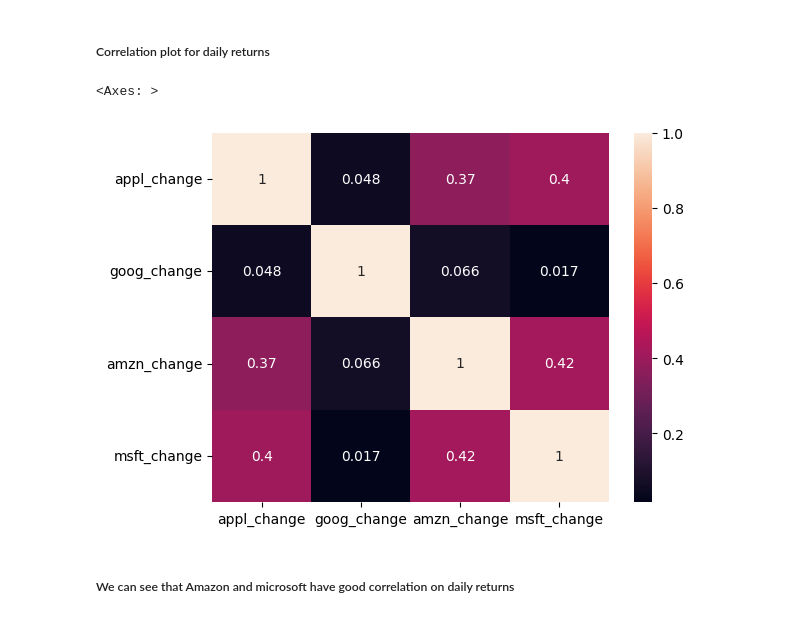
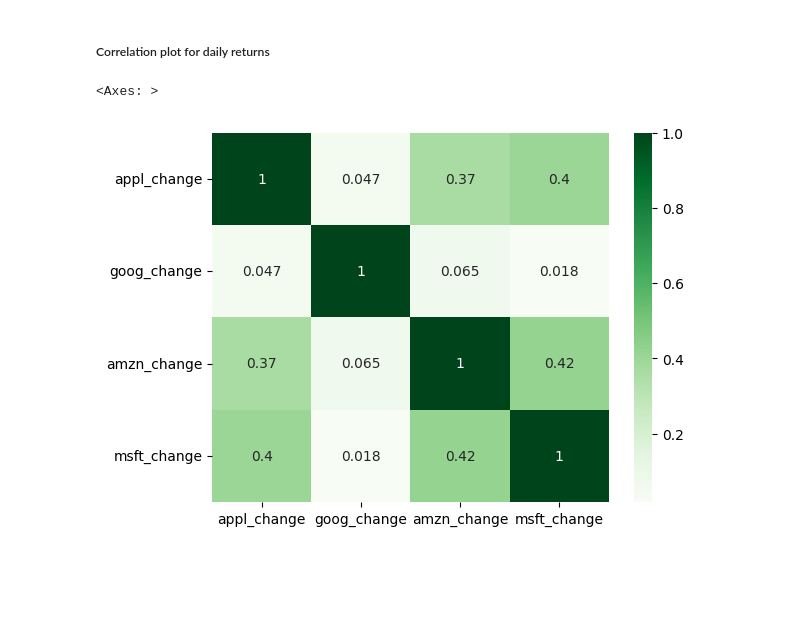
Before and after one commit to dkhiani6/Data-Analysis-Projects, a Jupyter notebook: Stock Price Analysis/Stock_Price_EDA.ipynb, the cells around one changed output. Drawn from its saved outputs; the diff is of its cells as text; code cells hidden in the pictures; blank space fills up the shorter version.

```diff
--- a/Stock Price Analysis/Stock_Price_EDA.ipynb
+++ b/Stock Price Analysis/Stock_Price_EDA.ipynb
@@ -300,5 +342,8 @@ aapl.head()
 # %%
-data['appl_change']=((aapl['close']-aapl['open'])/aapl['close'])*100
-data['goog_change']=((goog['close']-goog['open'])/goog['close'])*100
-data['amzn_change']=((amzn['close']-amzn['open'])/amzn['close'])*100
-data['msft_change']=((msft['close']-msft['open'])/msft['close'])*100
+ID_Return=pd.DataFrame()
+ID_Return['appl_change']=((aapl['close']-aapl['open'])/aapl['open'])*100
+ID_Return['goog_change']=((goog['close']-goog['open'])/goog['open'])*100
+ID_Return['amzn_change']=((amzn['close']-amzn['open'])/amzn['open'])*100
+ID_Return['msft_change']=((msft['close']-msft['open'])/msft['open'])*100
+
+ID_Return.head()
@@ -319,9 +365,7 @@ sns.pairplot(data=data)
 # %% [markdown]
 ##### Correlation plot for daily returns
 # %%
-sns.heatmap(data.corr(),annot=True)
+sns.heatmap(ID_Return.corr(),annot=True, cmap='Greens')
 # %% [output]
 <Axes: >
-[figure, old version]
+[figure, new version]
-# %% [markdown]
-##### We can see that Amazon and microsoft have good correlation on daily returns
```
Also changed, not shown: parts of 67 cells of this notebook, 2 other files.
